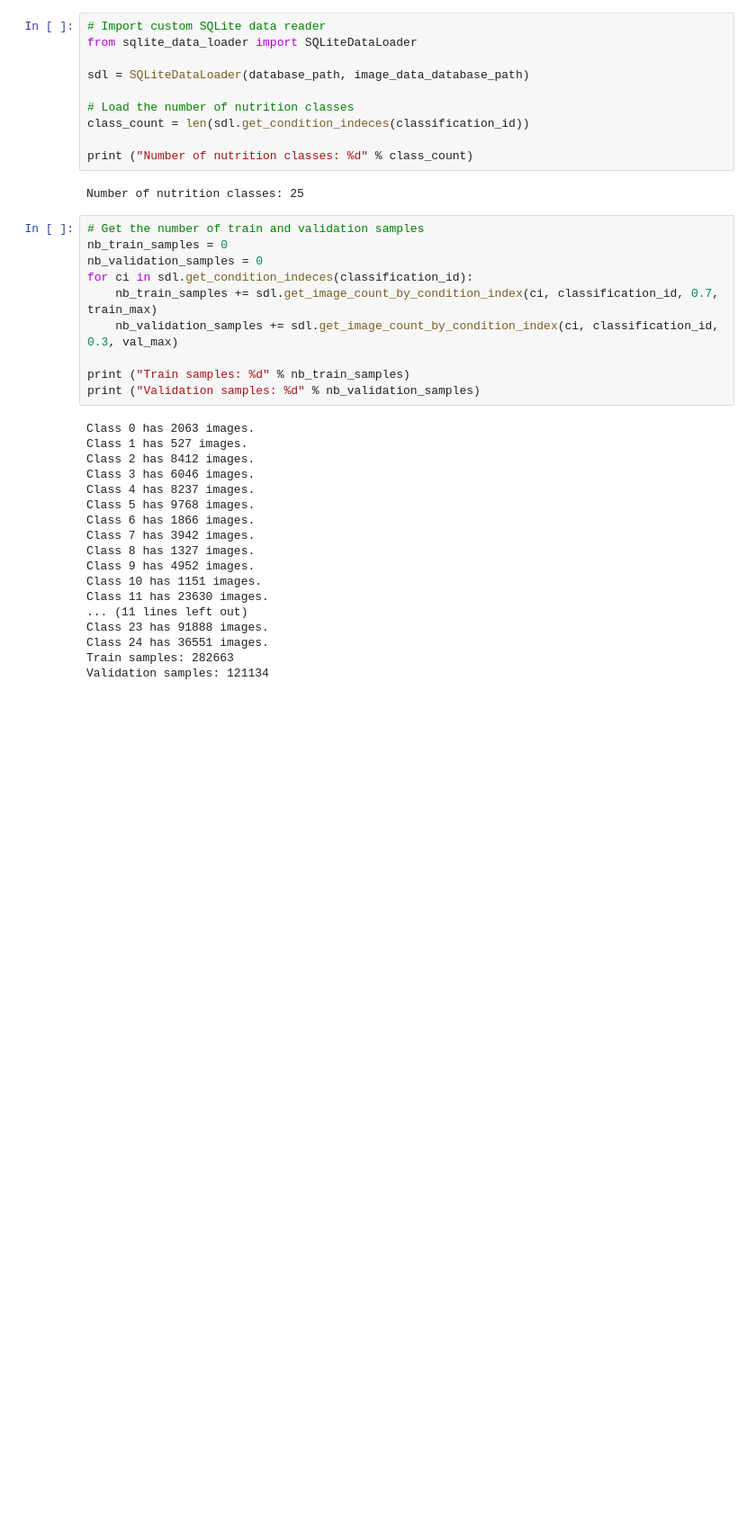
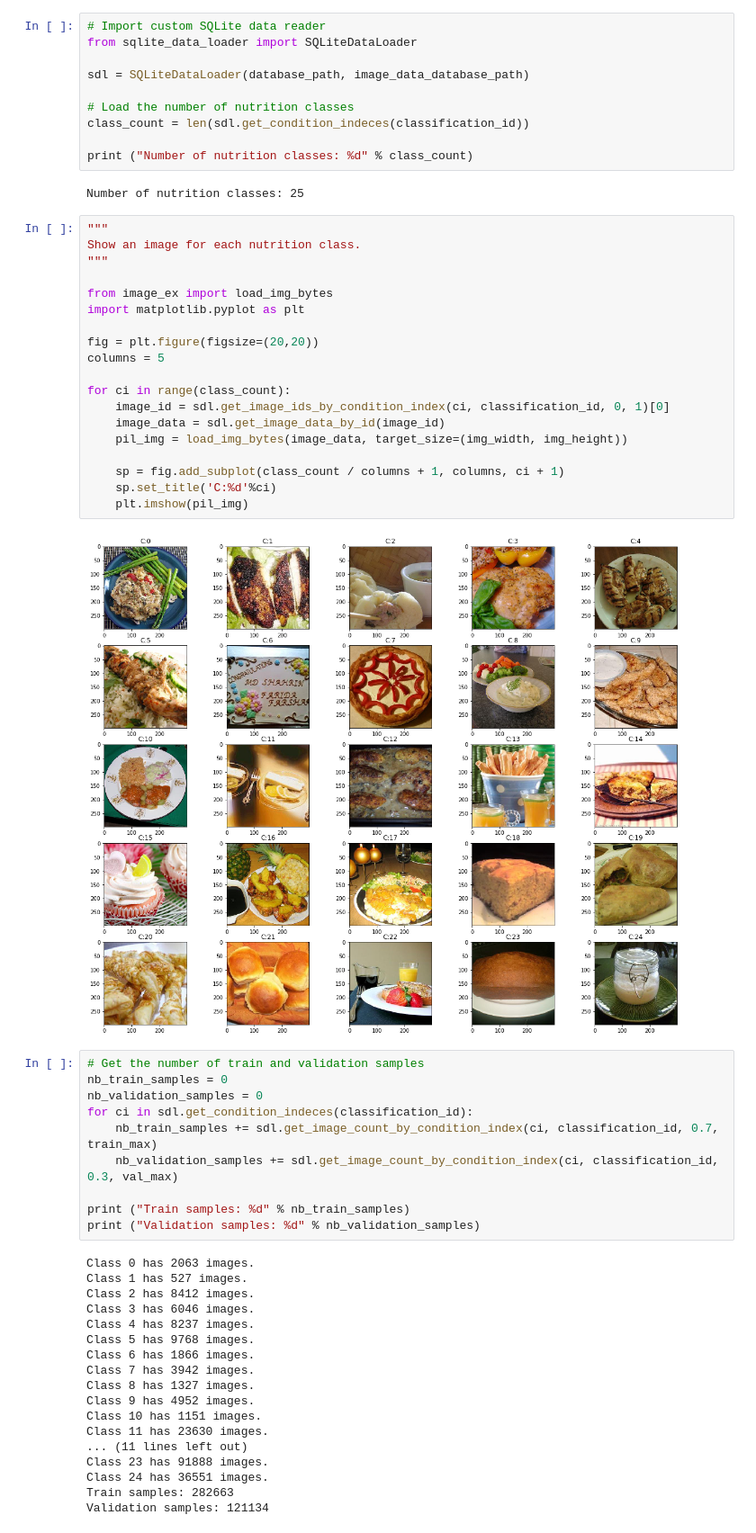
Before and after one commit to aleksas/food_nutrition_classifier, a Jupyter notebook: recipes.ipynb, the cells around one changed output. Shown at 90% size. Cells and saved outputs as stored; diff of their text form; blank space fills up the shorter version.

Commit message:
Added nutrition class image preview.

```diff
--- a/recipes.ipynb
+++ b/recipes.ipynb
@@ -73,6 +73,27 @@ class_count = len(sdl.get_condition_indeces(classification_id))
 print ("Number of nutrition classes: %d" % class_count)
 # %% [output]
 Number of nutrition classes: 25
+# %%
+"""
+Show an image for each nutrition class.
+"""
+
+from image_ex import load_img_bytes
+import matplotlib.pyplot as plt
+
+fig = plt.figure(figsize=(20,20))
+columns = 5
+
+for ci in range(class_count):
+    image_id = sdl.get_image_ids_by_condition_index(ci, classification_id, 0, 1)[0]
+    image_data = sdl.get_image_data_by_id(image_id)
+    pil_img = load_img_bytes(image_data, target_size=(img_width, img_height))
+
+    sp = fig.add_subplot(class_count / columns + 1, columns, ci + 1)
+    sp.set_title('C:%d'%ci)
+    plt.imshow(pil_img)
+# %% [output]
+[figure, added]
 # %%
 # Get the number of train and validation samples
 nb_train_samples = 0
```
